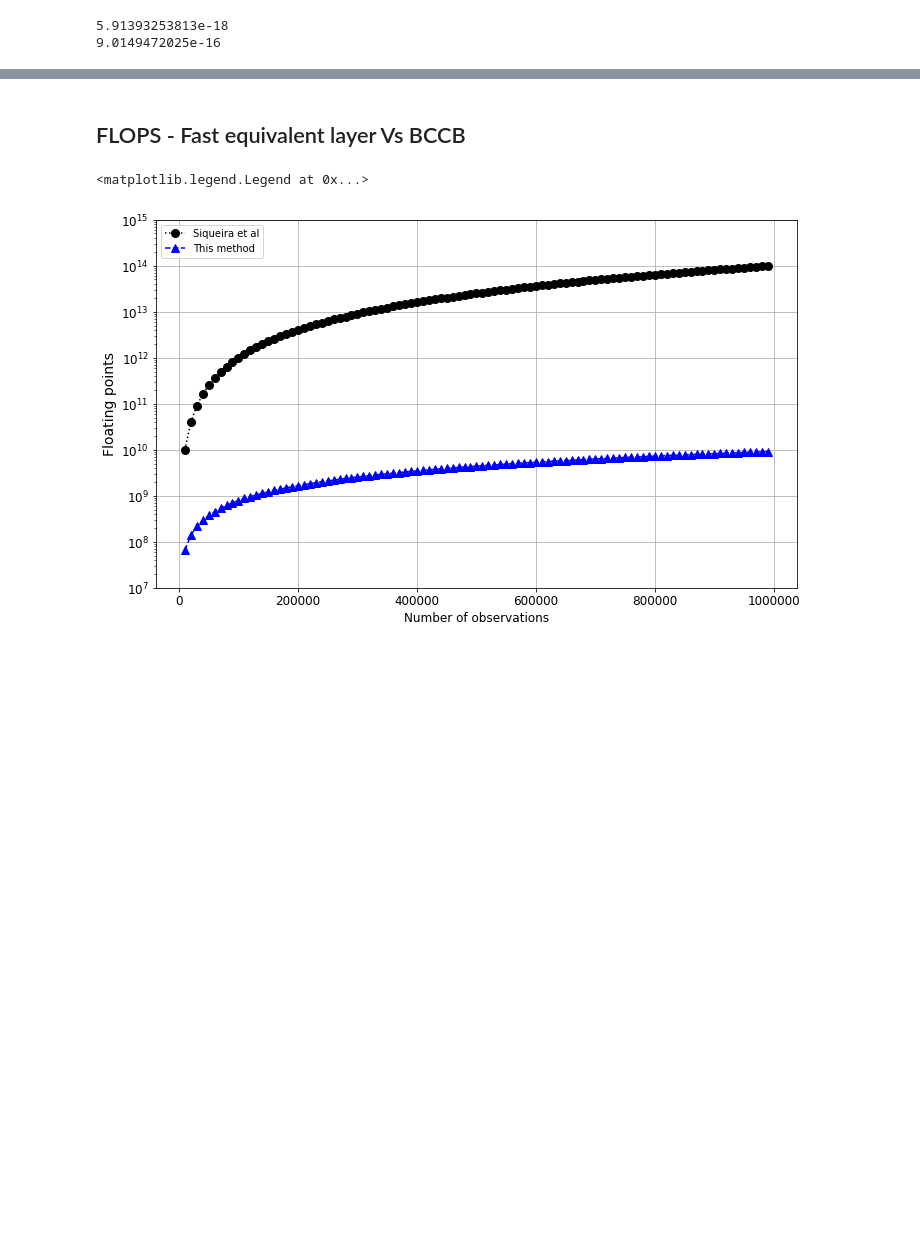
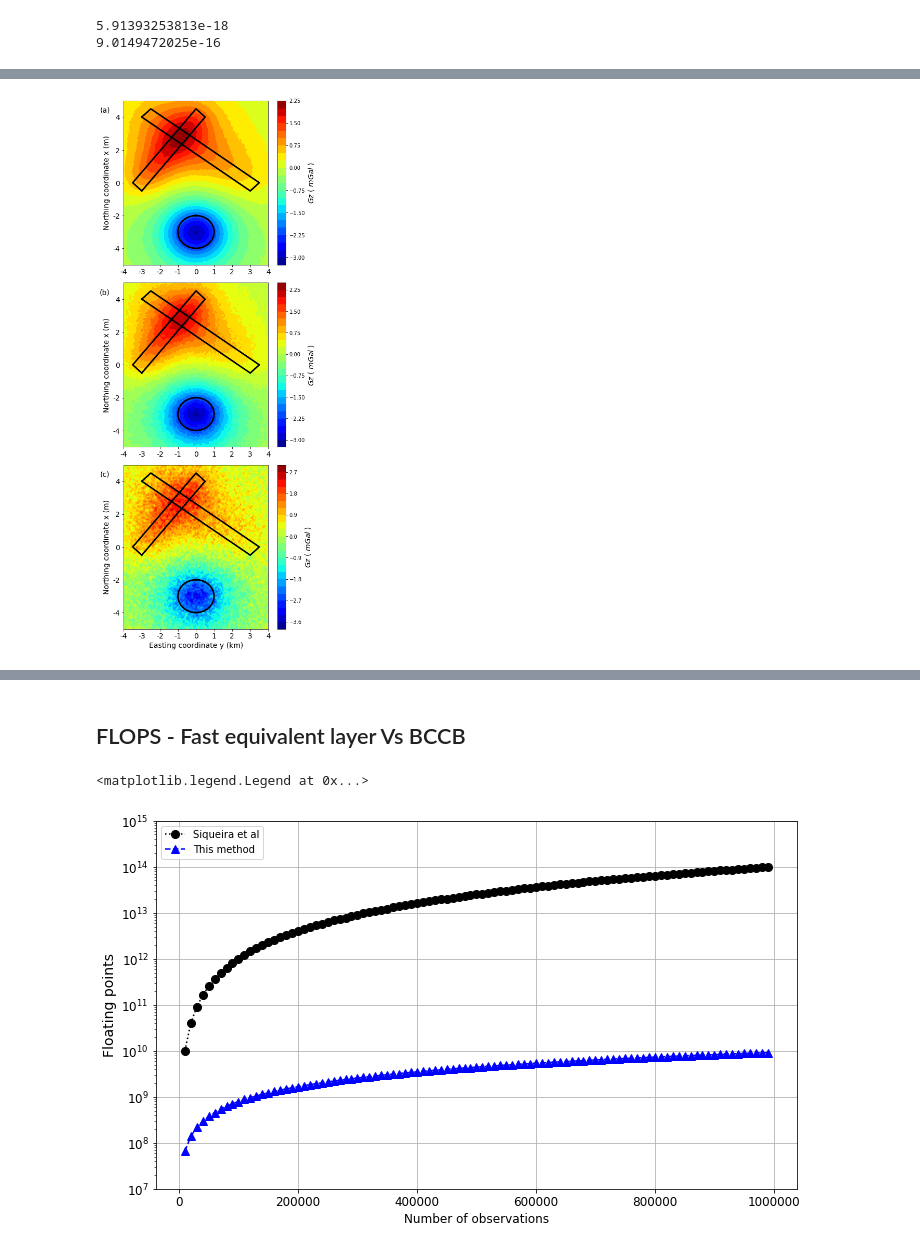
Before and after one commit to pinga-lab/Eq_Layer-Toeplitz, a Jupyter notebook: code/Fast equivalent_BCCB_comparison.ipynb, the cells around one changed output, grey strips where cells are left out. Saved outputs shown, nothing was run; the diff lists cells and outputs as text; code cells hidden in the pictures; blank space fills up the shorter version.

```diff
--- a/code/Fast equivalent_BCCB_comparison.ipynb
+++ b/code/Fast equivalent_BCCB_comparison.ipynb
@@ -663,0 +698,13 @@ print std
+# %%
+N = shape[0]*shape[1]
+
+dobs_low = utils.contaminate(dobs_0, 0.005, seed=0, percent=True)
+dobs_med = utils.contaminate(dobs_0, 0.02, seed=0, percent=True)
+dobs_high = utils.contaminate(dobs_0, 0.1, seed=0, percent=True)
+
+xi, yi, zi_up = gridder.regular(area, shape, z=-300.)
+
+# True upward continuation of the gravitational atraction observed data
+dobs_prism_up = polyprism.gz(xi, yi, zi_up, model_prism)
+dobs_sphere_up = sphere.gz(xi, yi, zi_up, model_sphere)
+dobs_up = dobs_sphere_up + dobs_prism_up
@@ -663,0 +719,58 @@ print std
+# %%
+# plot of the vertical component of the gravitational atraction at z=0
+plt.figure(figsize=(6.0,15))
+
+plt.subplot(311)
+plt.title('(a)', y=0.91, x=-0.13, fontsize=14)
+plt.tricontourf(yi,xi,dobs_low,22,cmap='jet')
+plt.plot(x_p,y_p,color="k", linewidth=3)
+plt.plot(x_p2,y_p2,color="k", linewidth=3)
+plt.plot(y, x, color="k", linewidth=3)
+cb = plt.colorbar(shrink=1)
+#plt.axis('scaled')
+cb.set_label('$Gz$ ( $mGal$ )', rotation=90, fontsize=14)
+plt.xlim(np.min(yi),np.max(yi))
+plt.ylim(np.min(xi),np.max(xi))
+plt.xticks(fontsize=14)
+plt.yticks(fontsize=14)
+#plt.xlabel('Easting coordinate y (km)', fontsize=14)
+plt.ylabel('Northing coordinate x (m)', fontsize=14)
+mpl.m2km()
+
+plt.subplot(312)
+plt.title('(b)', y=0.91, x=-0.13, fontsize=14)
+plt.tricontourf(yi,xi,dobs_med,22,cmap='jet')
+plt.plot(x_p,y_p,color="k", linewidth=3)
+plt.plot(x_p2,y_p2,color="k", linewidth=3)
+plt.plot(y, x, color="k", linewidth=3)
+cb = plt.colorbar(shrink=1)
+#plt.axis('scaled')
+cb.set_label('$Gz$ ( $mGal$ )', rotation=90, fontsize=14)
+plt.xlim(np.min(yi),np.max(yi))
+plt.ylim(np.min(xi),np.max(xi))
+plt.xticks(fontsize=14)
+plt.yticks(fontsize=14)
+#plt.xlabel('Easting coordinate y (km)', fontsize=14)
+plt.ylabel('Northing coordinate x (m)', fontsize=14)
+mpl.m2km()
+
+plt.subplot(313)
+plt.title('(c)', y=0.91, x=-0.13, fontsize=14)
+plt.tricontourf(yi,xi,dobs_high,22,cmap='jet')
+plt.plot(x_p,y_p,color="k", linewidth=3)
+plt.plot(x_p2,y_p2,color="k", linewidth=3)
+plt.plot(y, x, color="k", linewidth=3)
+cb = plt.colorbar(shrink=1)
+#plt.axis('scaled')
+cb.set_label('$Gz$ ( $mGal$ )', rotation=90, fontsize=14)
+plt.xlim(np.min(yi),np.max(yi))
+plt.ylim(np.min(xi),np.max(xi))
+plt.xticks(fontsize=14)
+plt.yticks(fontsize=14)
+plt.xlabel('Easting coordinate y (km)', fontsize=14)
+plt.ylabel('Northing coordinate x (m)', fontsize=14)
+mpl.m2km()
+plt.tight_layout(True)
+plt.savefig('../manuscript/Fig/Figure15_r1.png', dpi=300)
+# %% [output]
+[figure, added]
```
Also changed, not shown: parts of 30 cells of this notebook, 7 other files.
